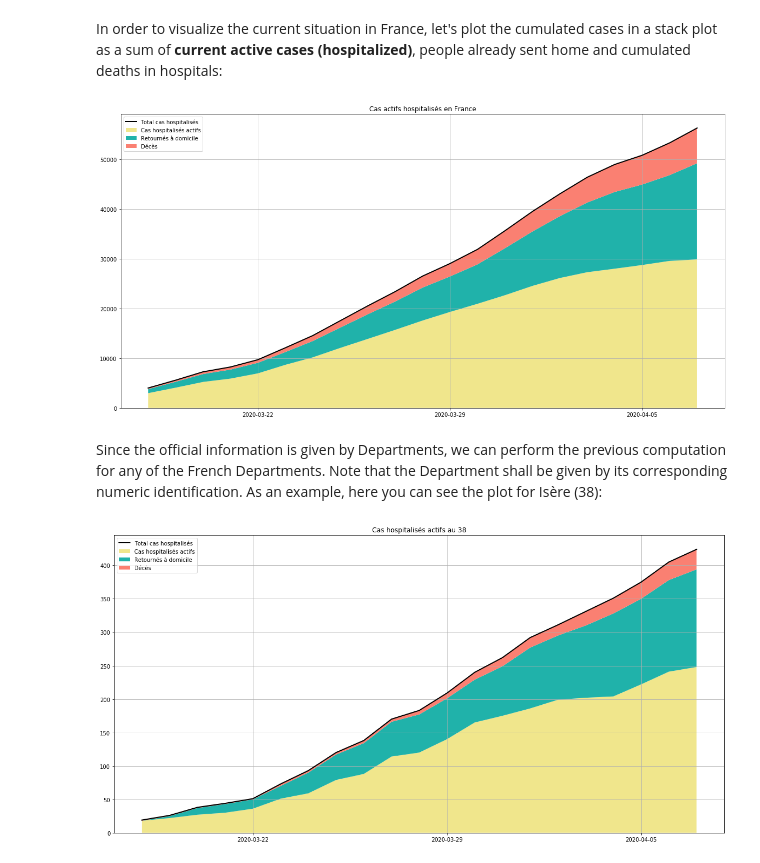
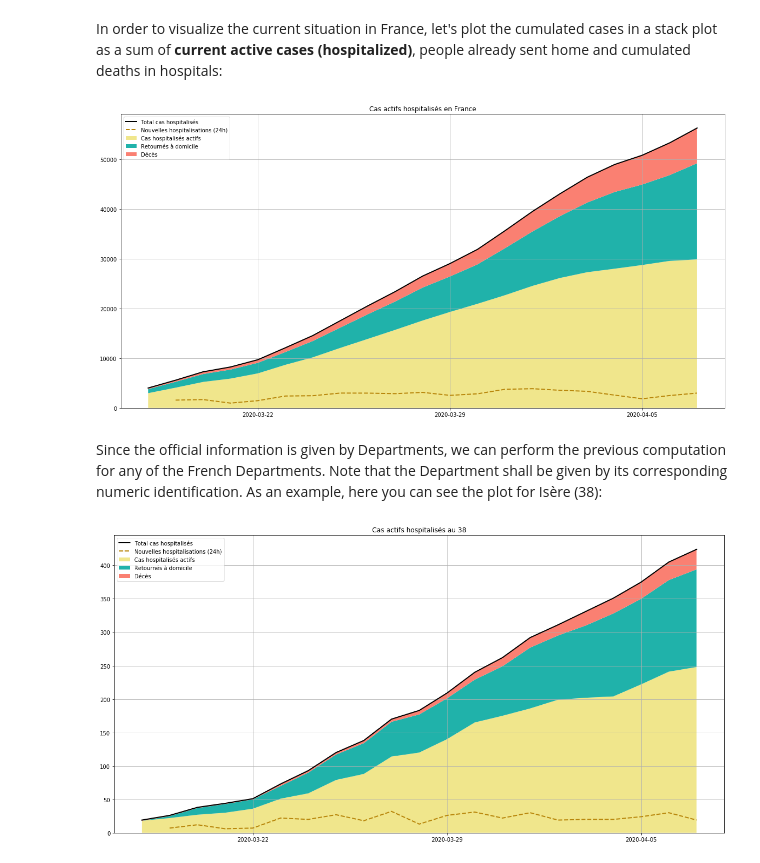
Before and after one commit to Inami13/COVID-19, a Jupyter notebook: COVID19_France.ipynb, the cells around one changed output. Drawn from its saved outputs; the diff is of its cells as text; code cells hidden in the pictures.

Commit message:
Added new cases to plots

```diff
--- a/COVID19_France.ipynb
+++ b/COVID19_France.ipynb
@@ -18,17 +18,18 @@ df['jour']= pd.to_datetime(df['jour'])
 In order to visualize the current situation in France, let's plot the cumulated cases in a stack plot as a sum of **current active cases (hospitalized)**, people already sent home and cumulated deaths in hospitals:
 # %%
 df2 = df[df['sexe'] == 0].groupby('jour').sum()
-
+TOT = df2.hosp+df2.rad+df2.dc
 fig1 = plt.figure(1,figsize=(20,10))
 ax1 = fig1.add_subplot(111)
 ax1.set_title('Cas actifs hospitalisés en France')
 ax1.stackplot(df2.index,df2.hosp,df2.rad,df2.dc,colors = ['khaki','lightseagreen','salmon'], labels = ['Cas hospitalisés actifs','Retournés à domicile','Décès'])
-ax1.plot(df2.index,df2.hosp+df2.rad+df2.dc,c='k',lineWidth = 2, label = 'Total cas hospitalisés')
+ax1.plot(df2.index,TOT,c='k',lineWidth = 2, label = 'Total cas hospitalisés')
+ax1.plot(df2.index,TOT.diff(),'--',c='darkgoldenrod',lineWidth = 2, label = 'Nouvelles hospitalisations (24h)')
 ax1.legend(loc = 2)
 ax1.xaxis.set_major_locator(MultipleLocator(7))
 ax1.grid()
 # %% [output]
-[figure, old version]
+[figure, new version]
 # %% [markdown]
 Since the official information is given by Departments, we can perform the previous computation for any of the French Departments. Note that the Department shall be given by its corresponding numeric identification. As an example, here you can see the plot for Isère (38):
 # %%
@@ -36,14 +37,15 @@ departement = 38
 
 departement = str(departement)
 df3 = df[(df['dep'] == departement) & (df['sexe'] == 0)].fillna(0)
-
+TOT = df3.hosp+df3.rad+df3.dc
 fig2 = plt.figure(2,figsize=(20,10))
 ax2 = fig2.add_subplot(111)
-ax2.set_title('Cas hospitalisés actifs au %s'%departement)
+ax2.set_title('Cas actifs hospitalisés au %s'%departement)
 ax2.stackplot(df3.jour,df3.hosp,df3.rad,df3.dc,colors = ['khaki','lightseagreen','salmon'], labels = ['Cas hospitalisés actifs','Retournés à domicile','Décès'])
-ax2.plot(df3.jour,df3.hosp+df3.rad+df3.dc,c='k',lineWidth = 2, label = 'Total cas hospitalisés')
+ax2.plot(df3.jour,TOT,c='k',lineWidth = 2, label = 'Total cas hospitalisés')
+ax2.plot(df3.jour,TOT.diff(),'--',c='darkgoldenrod',lineWidth = 2, label = 'Nouvelles hospitalisations (24h)')
 ax2.legend(loc = 2)
 ax2.xaxis.set_major_locator(MultipleLocator(7))
 ax2.grid()
 # %% [output]
-[figure, old version]
+[figure, new version]
```
Also changed, not shown: 6 other files.
